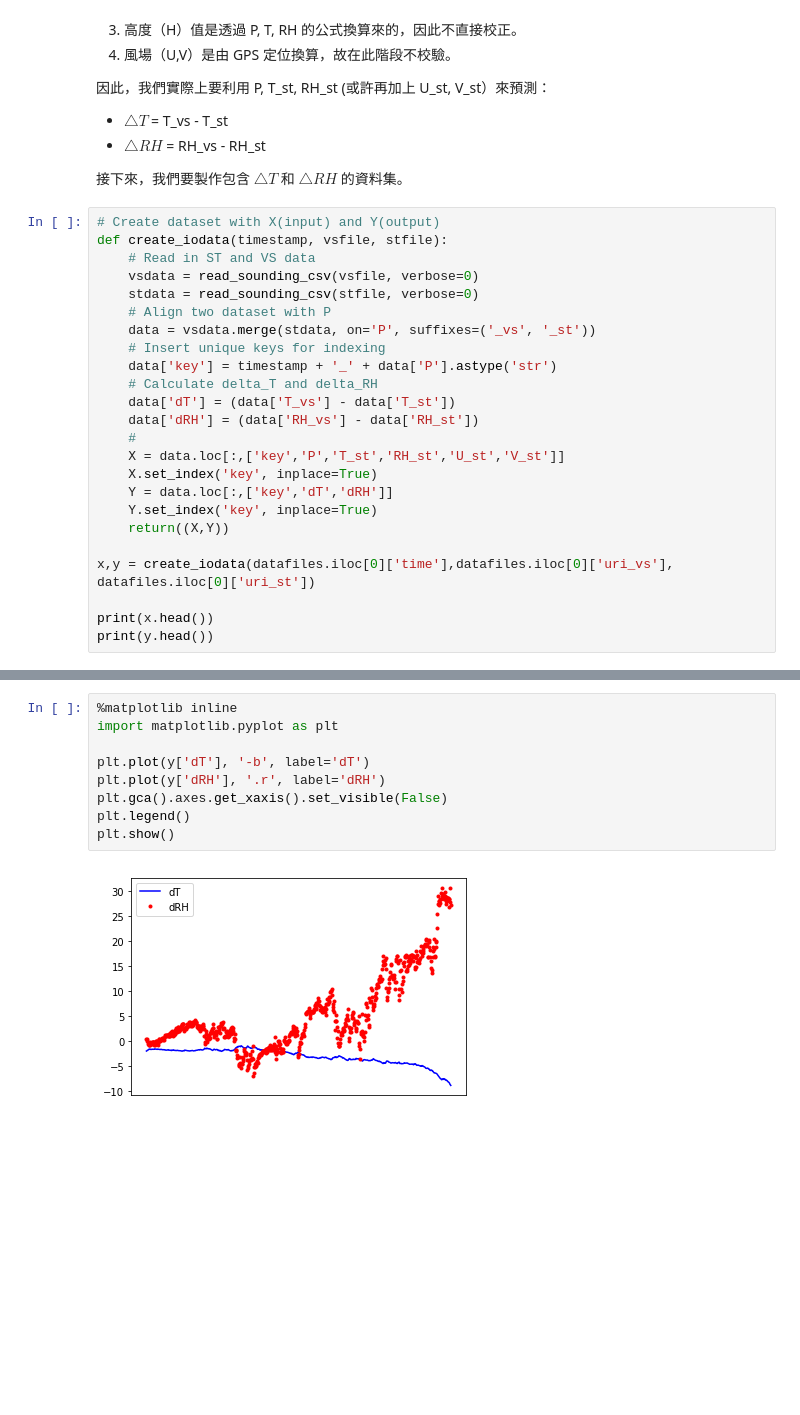
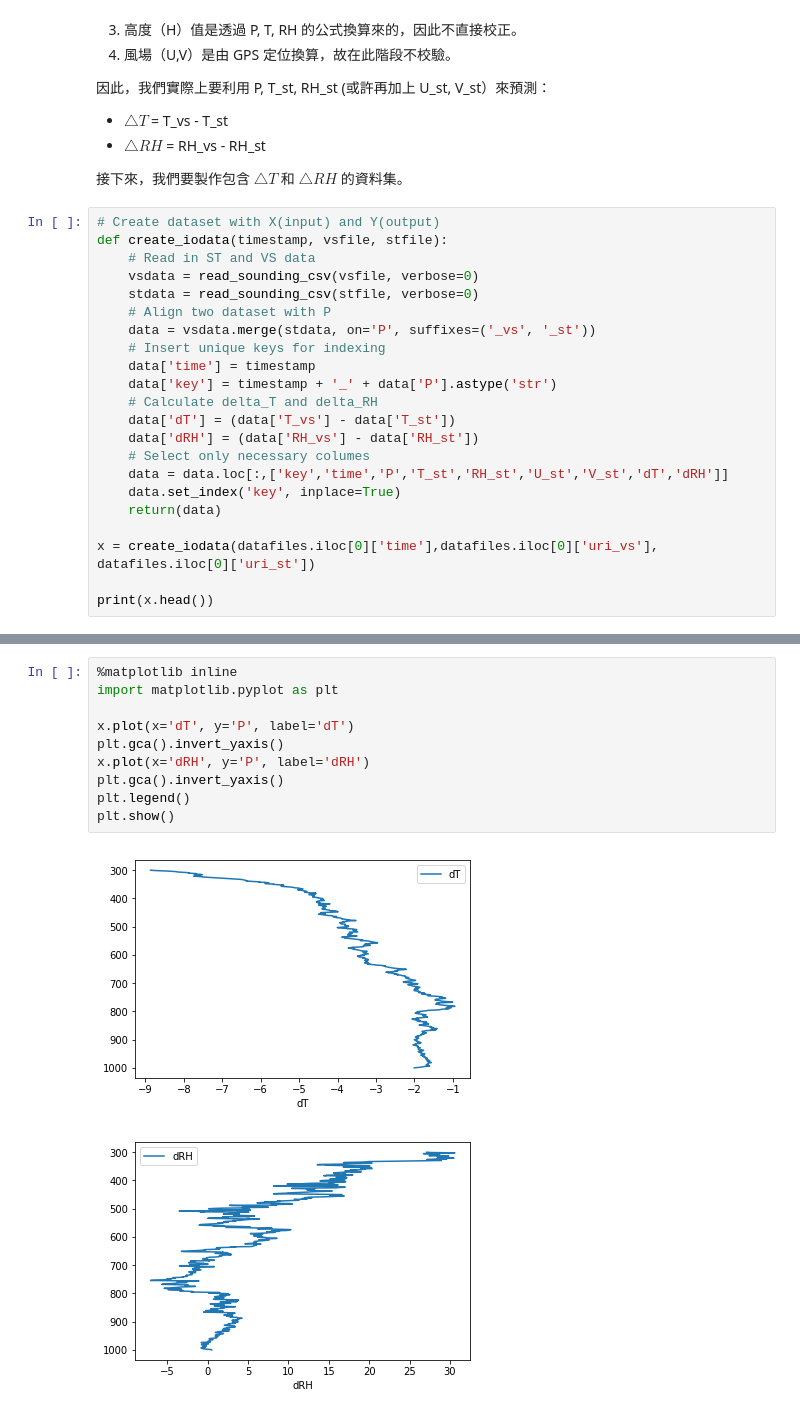
Before and after one commit to tingsyo/storm_tracker_to_vaisala, a Jupyter notebook: notebook/01_data_preparation.ipynb, the cells around one changed output, grey strips where cells are left out. Saved outputs shown, nothing was run; the diff lists cells and outputs as text; blank space fills up the shorter version.

Commit message:
- Completed input/output data preparation

```diff
--- a/notebook/01_data_preparation.ipynb
+++ b/notebook/01_data_preparation.ipynb
@@ -179,19 +179,17 @@ def create_iodata(timestamp, vsfile, stfile):
     # Align two dataset with P
     data = vsdata.merge(stdata, on='P', suffixes=('_vs', '_st'))
     # Insert unique keys for indexing
+    data['time'] = timestamp
     data['key'] = timestamp + '_' + data['P'].astype('str')
     # Calculate delta_T and delta_RH
     data['dT'] = (data['T_vs'] - data['T_st'])
     data['dRH'] = (data['RH_vs'] - data['RH_st'])
-    #
-    X = data.loc[:,['key','P','T_st','RH_st','U_st','V_st']]
-    X.set_index('key', inplace=True)
-    Y = data.loc[:,['key','dT','dRH']]
-    Y.set_index('key', inplace=True)
-    return((X,Y))
+    # Select only necessary columes
+    data = data.loc[:,['key','time','P','T_st','RH_st','U_st','V_st','dT','dRH']]
+    data.set_index('key', inplace=True)
+    return(data)
 
-x,y = create_iodata(datafiles.iloc[0]['time'],datafiles.iloc[0]['uri_vs'], datafiles.iloc[0]['uri_st'])
+x = create_iodata(datafiles.iloc[0]['time'],datafiles.iloc[0]['uri_vs'], datafiles.iloc[0]['uri_st'])
 
 print(x.head())
-print(y.head())
 # %% [output]
@@ -212,11 +215,13 @@ key
 # %%
 %matplotlib inline
 import matplotlib.pyplot as plt
 
-plt.plot(y['dT'], '-b', label='dT')
-plt.plot(y['dRH'], '.r', label='dRH')
-plt.gca().axes.get_xaxis().set_visible(False)
+x.plot(x='dT', y='P', label='dT')
+plt.gca().invert_yaxis()
+x.plot(x='dRH', y='P', label='dRH')
+plt.gca().invert_yaxis()
 plt.legend()
 plt.show()
 # %% [output]
-[figure, old version]
+[figure, new version]
+[figure, added]
```
Also changed, not shown: parts of 5 cells of this notebook, 1 other file.
